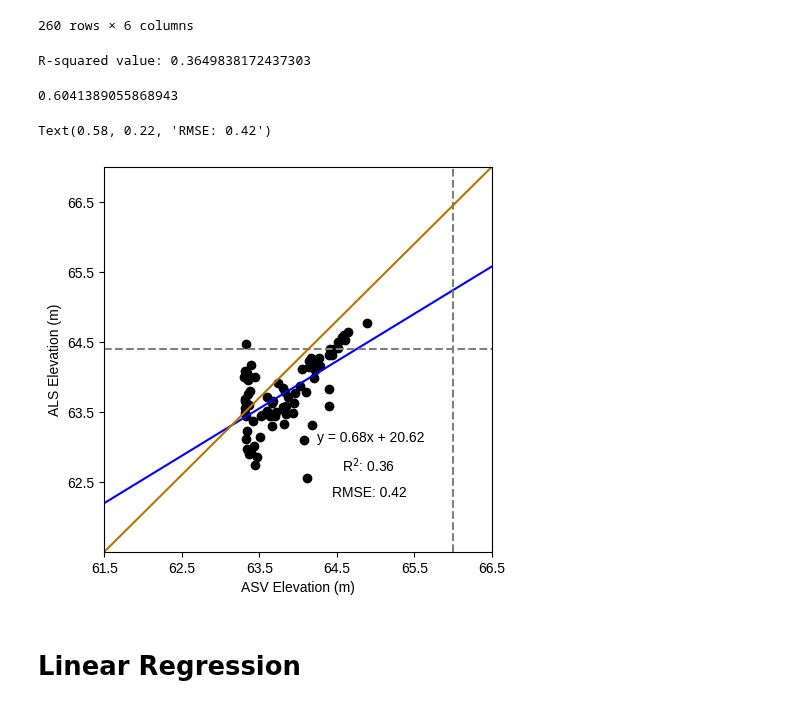
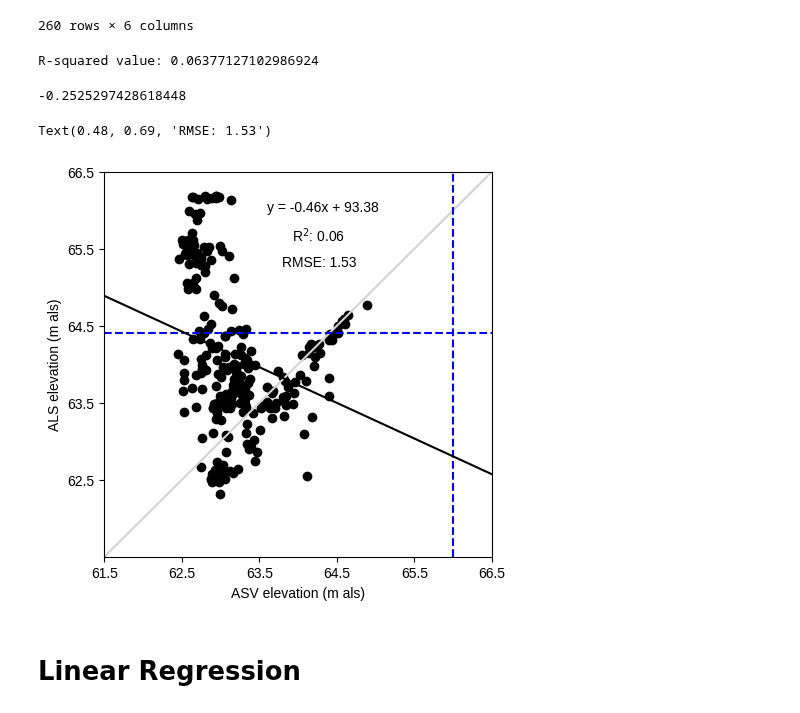
Before and after one commit to susannakukka/bathymetric-model-analysis, a Jupyter notebook: notebooks/error_assessments_and_model_correlations.ipynb, the cells around one changed output. Drawn from its saved outputs; the diff is of its cells as text; code cells hidden in the pictures.

Commit message:
made *again* all the correlation graphs with different coloring

```diff
--- a/notebooks/error_assessments_and_model_correlations.ipynb
+++ b/notebooks/error_assessments_and_model_correlations.ipynb
@@ -217,19 +217,19 @@ model.fit(x, y)
 r2 = regression_estimators.r_sq(model=model, x=x, y=y)
 # %%
 def setup_utsjoki_ax(ax):
-    xlim = (62, 68)
+    xlim = (62, 85)
     ylim = (62, 85)
     #ax.set_aspect('equal')
     plt.yticks(np.arange(min(ylim)+1, max(ylim)+1, 5))
-    plt.xticks(np.arange(min(xlim), max(xlim)+1, 1))
+    plt.xticks(np.arange(min(xlim)+1, max(xlim)+1, 5))
     ax.set(xlim=xlim, ylim=ylim)
 
 def setup_nuorgam_ax(ax):
-    xlim = (11.5, 14.5)
+    xlim = (11.5, 22)
     ylim = (11.5, 22)
     #ax.set_aspect('equal')
     plt.yticks(np.arange(min(ylim)+1, max(ylim)+1, 2))
-    plt.xticks(np.arange(min(xlim), max(xlim)+1, 1))
+    plt.xticks(np.arange(min(xlim)+1, max(xlim)+1, 2))
     ax.set(xlim=xlim, ylim=ylim)
 # %%
 predict = model.predict(x)
@@ -540,7 +544,7 @@ difference
 | 299 | 299 | -2.551507 | 87.156658 | 62.268753 | 63.464493 | 62.856658 |
 199 rows × 6 columns
 # %%
-from63 = valle_corr_asv.loc[abs(valle_corr_asv['ASV_N2000']) > 63.3]
+from63 = valle_corr_asv.loc[abs(valle_corr_asv['ALS_N2000']) > 62]
 # %%
 from63
 # %% [output]
@@ -624,8 +628,8 @@ to13
 model = LinearRegression()
 # %%
 # calculate linear regression for nuorgam als
-x = nuorgam_corr_asv[['SI_Elevation']] #to13[['ASV_N2000']]
-y = nuorgam_corr_asv[['ASV_N2000']] #to13[['ALS_Elevation']]
+x = to13[['SI_Elevation']]#nuorgam_corr_asv[['ASV_N2000']] #
+y = to13[['ALS_Elevation']]#nuorgam_corr_asv[['ALS_Elevation']] #to13[['ALS_Elevation']]
 # %%
 model.fit(x, y)
 
@@ -639,15 +643,15 @@ to13["ASV_N2000"].corr(to13["ALS_Elevation"])
 0.8950879355641389
 # %%
 def setup_utsjoki_ax(ax):
-    xlim = (61.5, 66.5)
-    ylim = (61.5, 67) #(52.6, 67)
+    xlim = (61.5, 66.5)#(52.5, 67)#
+    ylim = (61.5, 66.5) #(52.5, 67)#
     #ax.set_aspect('equal')
     plt.yticks(np.arange(min(ylim)+1, max(ylim)+1, 1))
     plt.xticks(np.arange(min(xlim), max(xlim)+1, 1))
     ax.set(xlim=xlim, ylim=ylim)
 
 def setup_nuorgam_ax(ax):
-    xlim = (10.5, 13)
+    xlim = (10, 13.5)
     ylim = (10, 13.5)
     #ax.set_aspect('equal')
     plt.yticks(np.arange(min(ylim)+1, max(ylim)+1, 0.5))
@@ -716,42 +722,43 @@ model.fit(x, y)
 r2_score = model.score(x, y)
 print(f"R-squared value: {r2_score}")
 # %% [output]
-R-squared value: 0.3649838172437303
+R-squared value: 0.06377127102986924
 # %%
 from63["ALS_N2000"].corr(from63["ASV_N2000"])
 # %% [output]
-0.6041389055868943
+-0.2525297428618448
 # %%
 predict = model.predict(x)
 r2 = regression_estimators.r_sq(model=model, x=x, y=y)
 
 fig, ax = plt.subplots(figsize=(5,5))
 
 #regression part
 intercept = regression_estimators.interc(model=model)
 slope = regression_estimators.coeff(model=model)
 
-#ax.set_title('Utsjoki ALS elevation correlation')
-ax.set_xlabel("ASV Elevation (m)")
-ax.set_ylabel("ALS Elevation (m)")
+# set x and y labels
+ax.set_xlabel("ASV elevation (m als)")
+ax.set_ylabel("ALS elevation (m als)")
 
+# setup right study site plot base
 setup_utsjoki_ax(ax)
+# set diagonal line
+ax.plot([0, 1], [0, 1], transform=ax.transAxes, color='lightgrey', linestyle='-')
+# set water level lines
+ax.axvline(x=66, color=blue, linestyle='--')
+ax.axhline(y=64.4, color=blue, linestyle='--')
+# plot scatterplot
+ax.scatter(x, y, color='black', zorder=1)
+ax.axline(xy1=(0, intercept), slope=slope, color='black', linestyle='-')
+fit_eqn = "y = {:4.2f}x + {:4.2f}".format(slope, intercept)
 
-#ax.plot(x, predict, color='#B37700', linestyle='--', zorder=0)
-ax.scatter(x, y, color='black', zorder=1)
-# plot fitted y = m*x + b
-ax.axline(xy1=(0, intercept), slope=slope, color=blue, linestyle='-')
-#fit_eqn = f'$y = {slope:.2f}x{intercept:+.2f}$'
-fit_eqn2 = "y = {:4.2f}x + {:4.2f}".format(slope, intercept)
-ax.axvline(x=66, color='grey', linestyle='--')
-ax.axhline(y=64.4, color='grey', linestyle='--')
-ax.plot([0, 1], [0, 1], transform=ax.transAxes, color=yellow, linestyle='-')
-
-fig.text(0.55, 0.33, fit_eqn2, fontsize=10)
-fig.text(0.60, 0.27, f'R$^2$: {round(r2, 2)}', fontsize=10)
-fig.text(0.58, 0.22, f'RMSE: {round(error_assessments.root_mean_sq_err(actual=x, predicted=y), 2)}', fontsize=10)
+# print text
+fig.text(0.45, 0.80, fit_eqn, fontsize=10)
+fig.text(0.50, 0.74, f'R$^2$: {round(r2, 2)}', fontsize=10)
+fig.text(0.48, 0.69, f'RMSE: {round(error_assessments.root_mean_sq_err(actual=x, predicted=y), 2)}', fontsize=10)
 # %% [output]
-Text(0.58, 0.22, 'RMSE: 0.42')
+Text(0.48, 0.69, 'RMSE: 1.53')
-[figure, old version]
+[figure, new version]
 # %%
 # save as png
```
Also changed, not shown: parts of 19 cells of this notebook, 20 other files.
